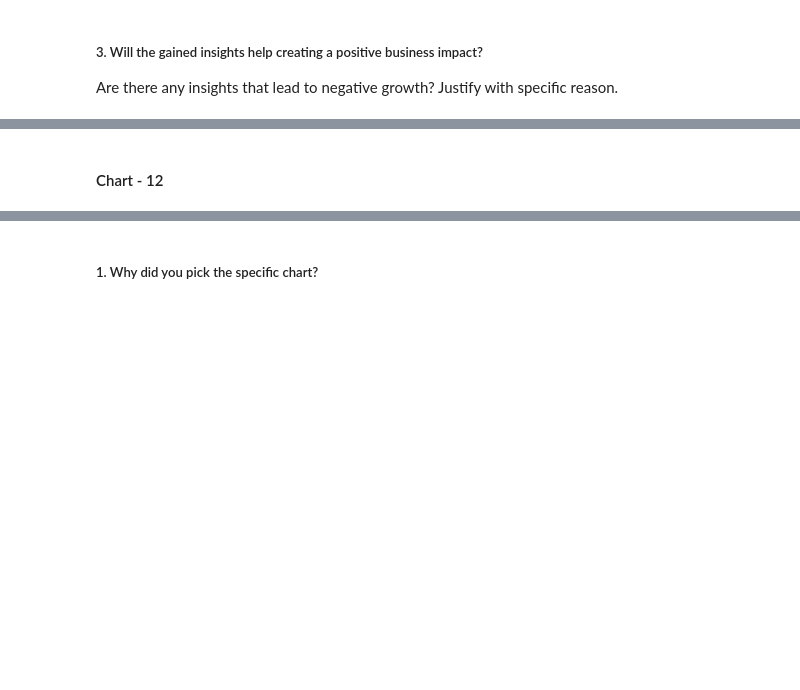
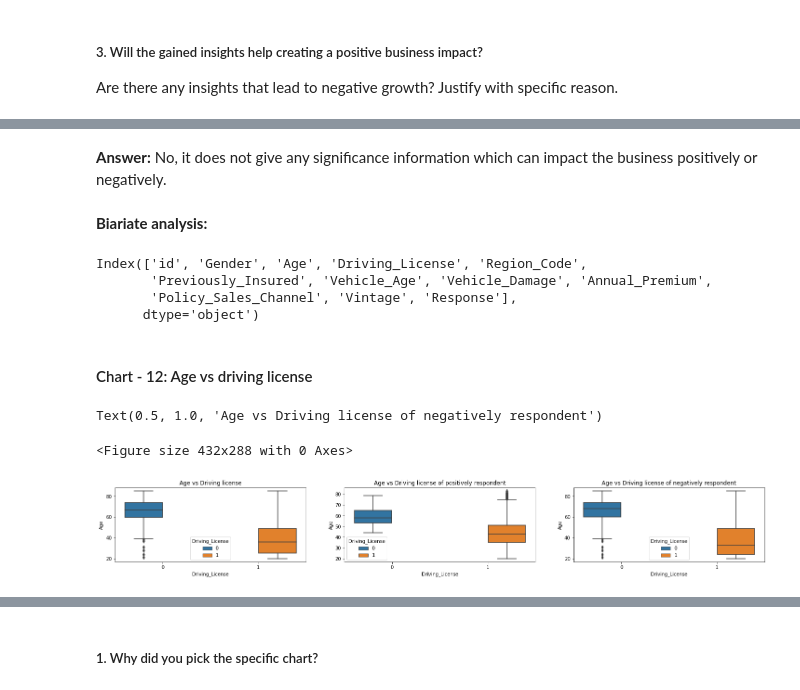
Before and after one commit to ad709kr/Health-insurance-cross-sell-prediction, a Jupyter notebook: Heath_Insurance_cross_sell_prediction.ipynb, the cells around one changed output, grey strips where cells are left out. Saved outputs shown, nothing was run; the diff lists cells and outputs as text; code cells hidden in the pictures; blank space fills up the shorter version.

```diff
--- a/Heath_Insurance_cross_sell_prediction.ipynb
+++ b/Heath_Insurance_cross_sell_prediction.ipynb
@@ -775,2 +785,13 @@ Answer Here
+# %% [markdown]
+**Answer:** No, it does not give any significance information which can impact the business positively or negatively.
+# %% [markdown]
+**Biariate analysis:**
+# %%
+data.columns
+# %% [output]
+Index(['id', 'Gender', 'Age', 'Driving_License', 'Region_Code',
+       'Previously_Insured', 'Vehicle_Age', 'Vehicle_Damage', 'Annual_Premium',
+       'Policy_Sales_Channel', 'Vintage', 'Response'],
+      dtype='object')
 # %% [markdown]
-#### Chart - 12
+#### Chart - 12: Age vs driving license
@@ -778,0 +798,22 @@ Answer Here
+# %%
+# Chart - 12 visualization code
+data_yes = data[data['Response']==1]
+data_no = data[data['Response']==0]
+
+plt.figure(1)
+plt.figure(figsize=(25,10))
+plt.subplot(331)
+sns.boxplot(data = data, x= 'Driving_License',y = 'Age', hue = 'Driving_License')
+plt.title('Age vs Driving license')
+
+plt.subplot(332)
+sns.boxplot(data = data_yes, x= 'Driving_License',y = 'Age', hue = 'Driving_License')
+plt.title('Age vs Driving license of positively respondent')
+
+plt.subplot(333)
+sns.boxplot(data = data_no, x= 'Driving_License',y = 'Age', hue = 'Driving_License')
+plt.title('Age vs Driving license of negatively respondent')
+# %% [output]
+Text(0.5, 1.0, 'Age vs Driving license of negatively respondent')
+<Figure size 432x288 with 0 Axes>
+[figure, added]
```
Also changed, not shown: parts of 170 cells of this notebook.
